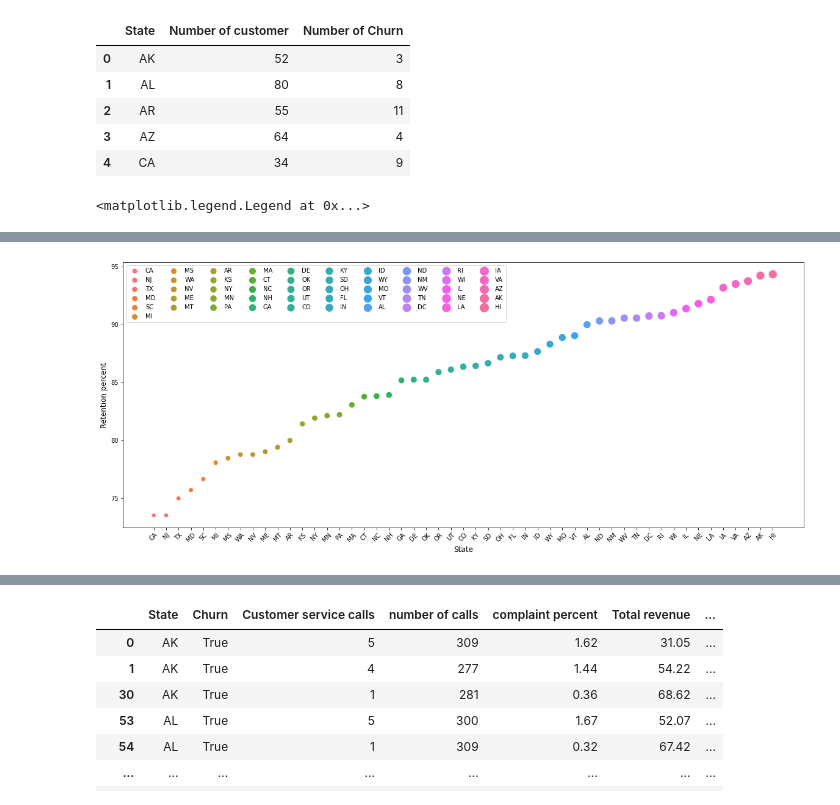
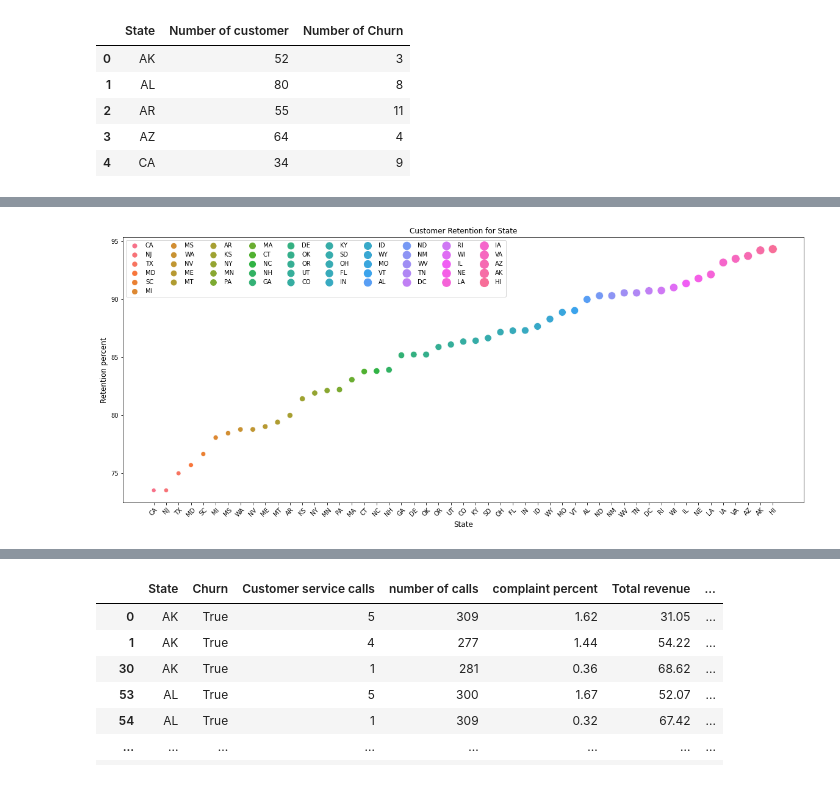
Before and after one commit to parasgupta1995/Almabetter-Capstone-project, a Jupyter notebook: Telecom_Churn_Analysis_Capstone_Project.ipynb, the cells around one changed output, grey strips where cells are left out. Drawn from its saved outputs; the diff is of its cells as text; code cells hidden in the pictures.

```diff
--- a/Telecom_Churn_Analysis_Capstone_Project.ipynb
+++ b/Telecom_Churn_Analysis_Capstone_Project.ipynb
@@ -184,5 +219,7 @@ plt.xticks(rotation=45)
 plt.xlabel(f"State",size=12)
 plt.ylabel("Retention percent",size=12)
 plt.legend(ncol=10)
+plt.title(f'Customer Retention for State')
+plt.savefig("Customer Retention for State.png")
+files.download("Customer Retention for State.png")
 # %% [output]
-<matplotlib.legend.Legend at 0x...>
@@ -189,4 +228,4 @@ plt.legend(ncol=10)
-[figure, old version]
+[figure, new version]
 # %%
 def charge_per_minute(arg1,arg2):
   '''Function to calculate the Charge per minute, where arg1 reperesent Charge and arg2 represent time '''
```
Also changed, not shown: parts of 25 cells of this notebook.
